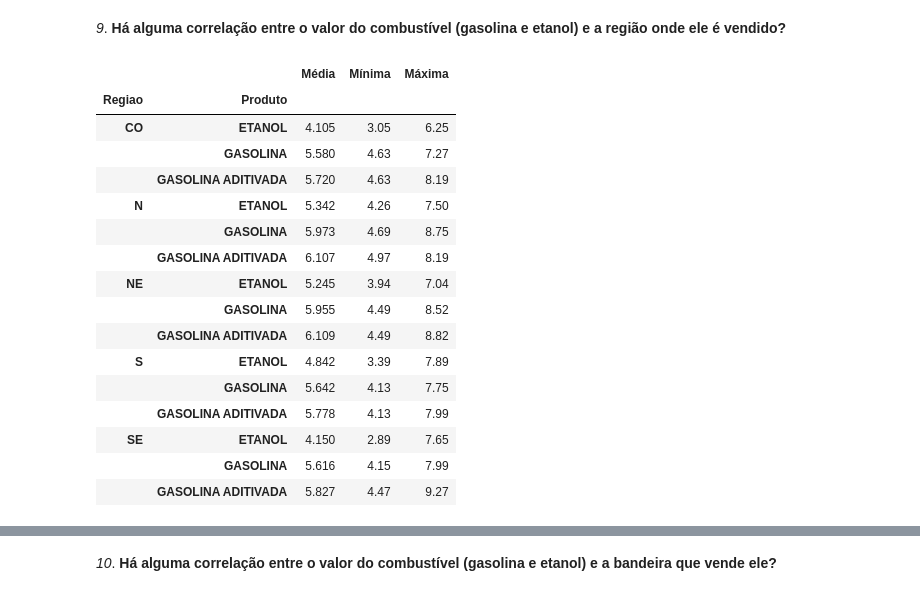
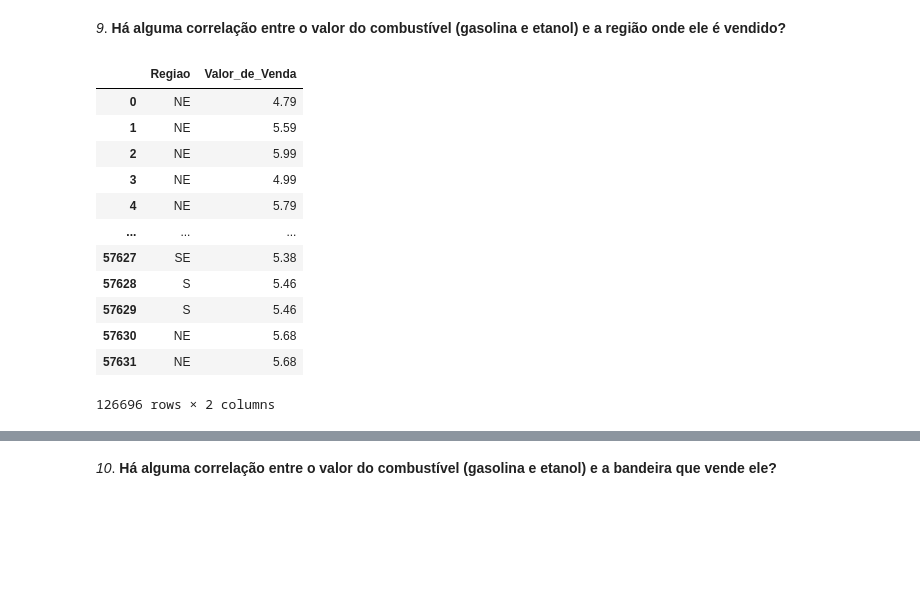
Before and after one commit to gustavovarella/Projeto_m4, a Jupyter notebook: PROJETO_M4.ipynb, the cells around one changed output, grey strips where cells are left out. Saved outputs shown, nothing was run; the diff lists cells and outputs as text; code cells hidden in the pictures; blank space fills up the shorter version.

```diff
--- a/PROJETO_M4.ipynb
+++ b/PROJETO_M4.ipynb
@@ -533,23 +540,20 @@ prod_corr_mean.columns =['Valor médio']
-# %%
-valores_cor = pd.concat([prod_corr_mean, prod_corr_min,prod_corr_max], axis=1).round(3)
-valores_cor.columns = [['Média','Mínima','Máxima']]
-valores_cor
-# %% [output]
-|  |  | Média | Mínima | Máxima |
-| Regiao | Produto |  |  |  |
-| CO | ETANOL | 4.105 | 3.05 | 6.25 |
-|  | GASOLINA | 5.580 | 4.63 | 7.27 |
-|  | GASOLINA ADITIVADA | 5.720 | 4.63 | 8.19 |
-| N | ETANOL | 5.342 | 4.26 | 7.50 |
-|  | GASOLINA | 5.973 | 4.69 | 8.75 |
-|  | GASOLINA ADITIVADA | 6.107 | 4.97 | 8.19 |
-| NE | ETANOL | 5.245 | 3.94 | 7.04 |
-|  | GASOLINA | 5.955 | 4.49 | 8.52 |
-|  | GASOLINA ADITIVADA | 6.109 | 4.49 | 8.82 |
-| S | ETANOL | 4.842 | 3.39 | 7.89 |
-|  | GASOLINA | 5.642 | 4.13 | 7.75 |
-|  | GASOLINA ADITIVADA | 5.778 | 4.13 | 7.99 |
-| SE | ETANOL | 4.150 | 2.89 | 7.65 |
-|  | GASOLINA | 5.616 | 4.15 | 7.99 |
-|  | GASOLINA ADITIVADA | 5.827 | 4.47 | 9.27 |
+# %%
+# Criação de um dataframe apenas com a região e o valor de venda.
+df_corr = df_completo[['Regiao','Valor_de_Venda']].copy()
+
+df_corr
+# %% [output]
+|  | Regiao | Valor_de_Venda |
+| 0 | NE | 4.79 |
+| 1 | NE | 5.59 |
+| 2 | NE | 5.99 |
+| 3 | NE | 4.99 |
+| 4 | NE | 5.79 |
+| ... | ... | ... |
+| 57627 | SE | 5.38 |
+| 57628 | S | 5.46 |
+| 57629 | S | 5.46 |
+| 57630 | NE | 5.68 |
+| 57631 | NE | 5.68 |
+126696 rows × 2 columns
 # %%
```
Also changed, not shown: parts of 16 cells of this notebook.
